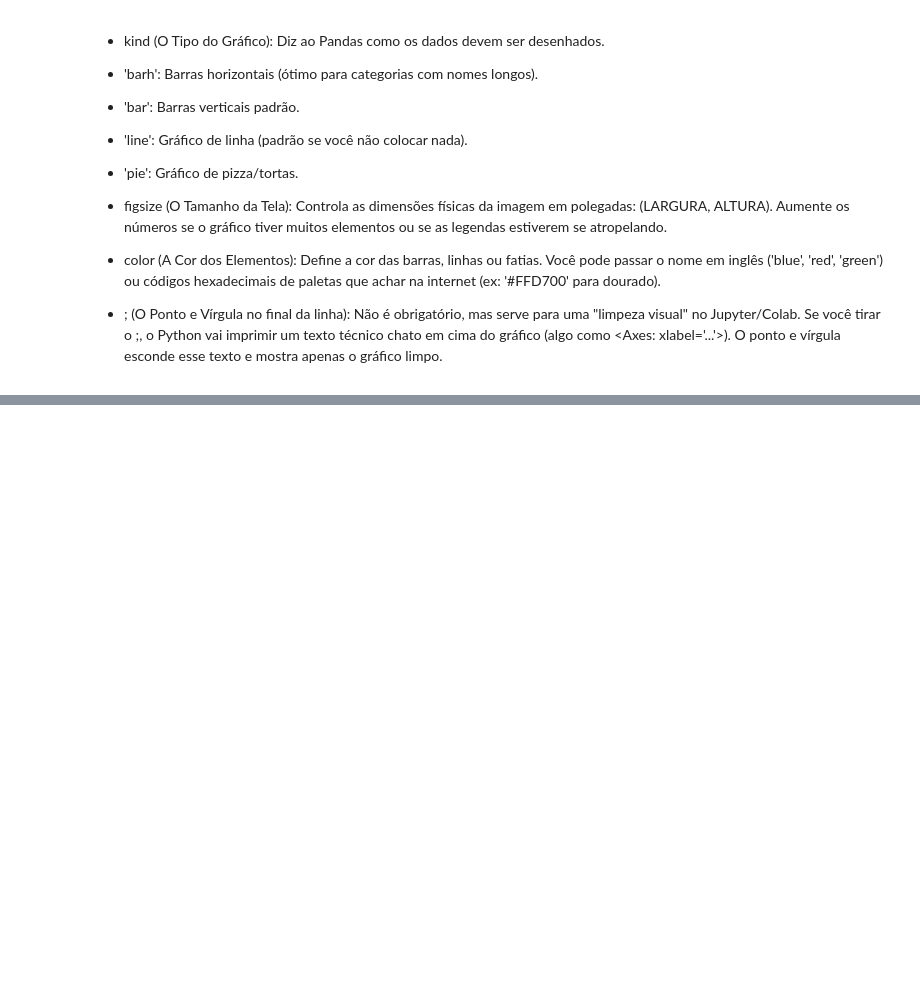
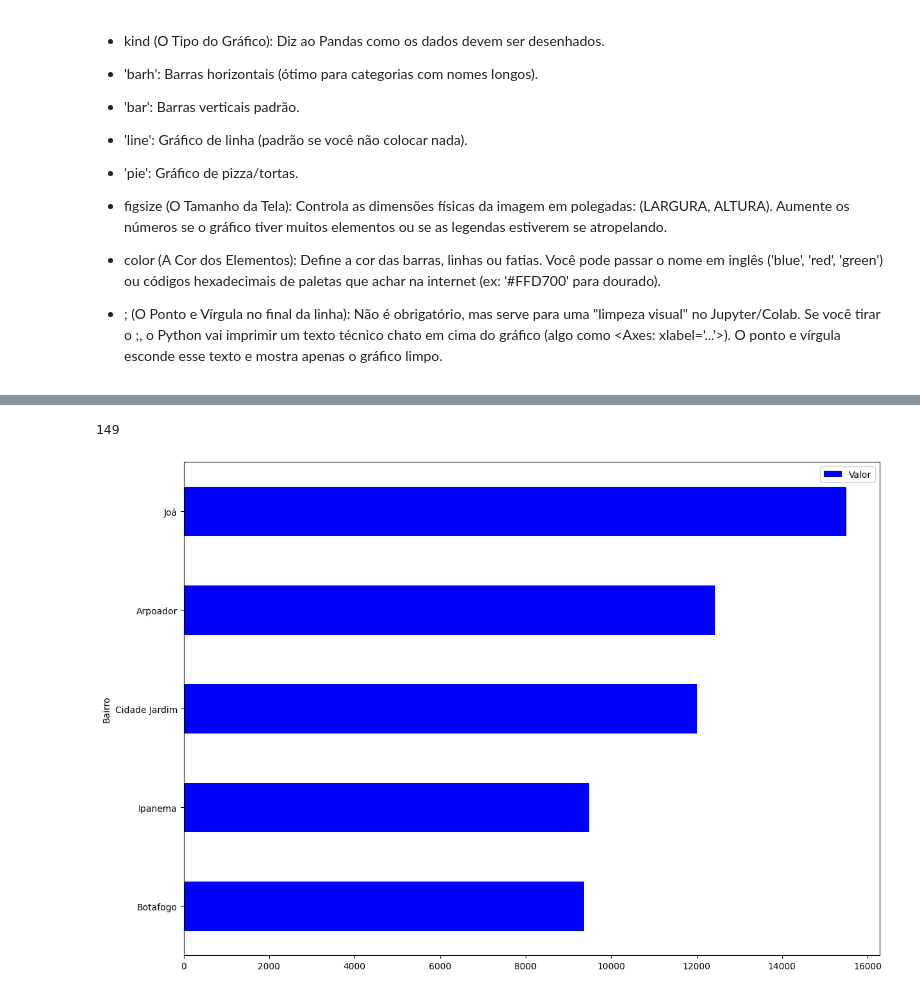
Before and after one commit to reynaldohenrique150-crypto/pandas_python, a Jupyter notebook: Untitled4.ipynb, the cells around one changed output, grey strips where cells are left out. Cells and saved outputs as stored; diff of their text form; code cells hidden in the pictures; blank space fills up the shorter version.

```diff
--- a/Untitled4.ipynb
+++ b/Untitled4.ipynb
@@ -254,0 +399,2 @@ df_preco_tipo.plot(kind='barh', figsize=(14,10), color = 'blue');
+# %%
+apartamentos = imoveis_residenciais.query('Tipo == "Apartamento"')
@@ -254,0 +425,10 @@ df_preco_tipo.plot(kind='barh', figsize=(14,10), color = 'blue');
+# %%
+apartamentos.Bairro.nunique()
+# %% [output]
+149
+# %%
+bairros_mais_caros = apartamentos.groupby('Bairro')[['Valor']].mean().sort_values('Valor')
+# %%
+bairros_mais_caros.tail(5).plot(kind='barh', figsize=(14,10), color = 'blue');
+# %% [output]
+[figure, added]
```
Also changed, not shown: parts of 25 cells of this notebook.
